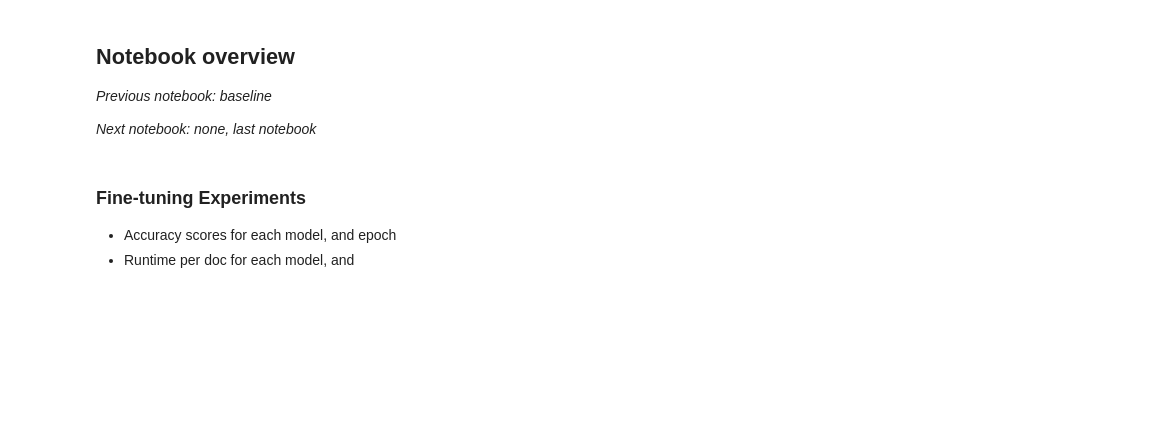
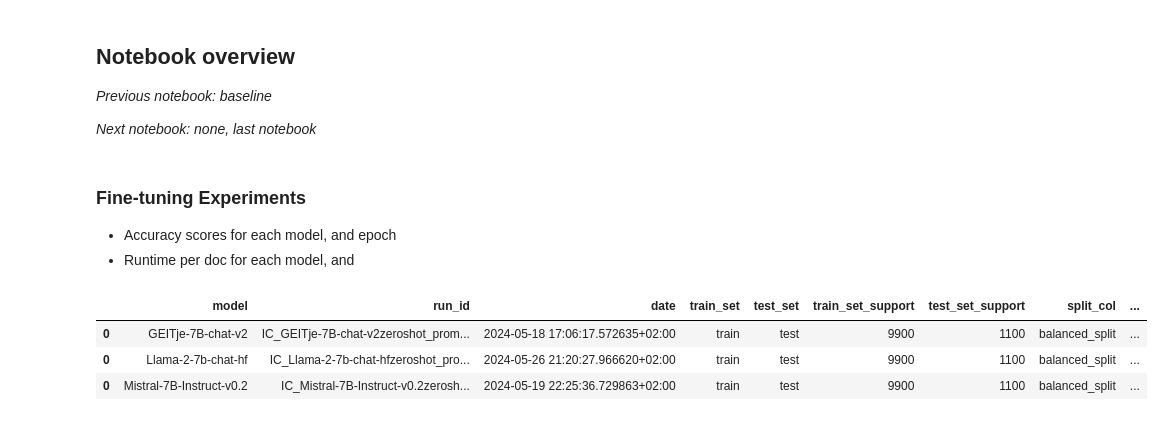
Before and after one commit to Amsterdam-Internships/document-classification-using-large-language-models, a Jupyter notebook: notebooks/9plot.ipynb, the cells around one changed output. Cells and saved outputs as stored; diff of their text form; code cells hidden in the pictures; blank space fills up the shorter version.

```diff
--- a/notebooks/9plot.ipynb
+++ b/notebooks/9plot.ipynb
@@ -67,6 +67,13 @@ overview['runtime_per_doc'] = overview['runtime'].apply(average_runtime_per_doc)
 # display(overview)
 
 # geitje_overview = overview.
+# %%
+display(epoch0)
+# %% [output]
+|  | model | run_id | date | train_set | test_set | train_set_support | test_set_support | split_col | ... |
+| 0 | GEITje-7B-chat-v2 | IC_GEITje-7B-chat-v2zeroshot_prom... | 2024-05-18 17:06:17.572635+02:00 | train | test | 9900 | 1100 | balanced_split | ... |
+| 0 | Llama-2-7b-chat-hf | IC_Llama-2-7b-chat-hfzeroshot_pro... | 2024-05-26 21:20:27.966620+02:00 | train | test | 9900 | 1100 | balanced_split | ... |
+| 0 | Mistral-7B-Instruct-v0.2 | IC_Mistral-7B-Instruct-v0.2zerosh... | 2024-05-19 22:25:36.729863+02:00 | train | test | 9900 | 1100 | balanced_split | ... |
 # %%
 import matplotlib.pyplot as plt
 
```
Also changed, not shown: parts of 3 cells of this notebook, 9 other files.
